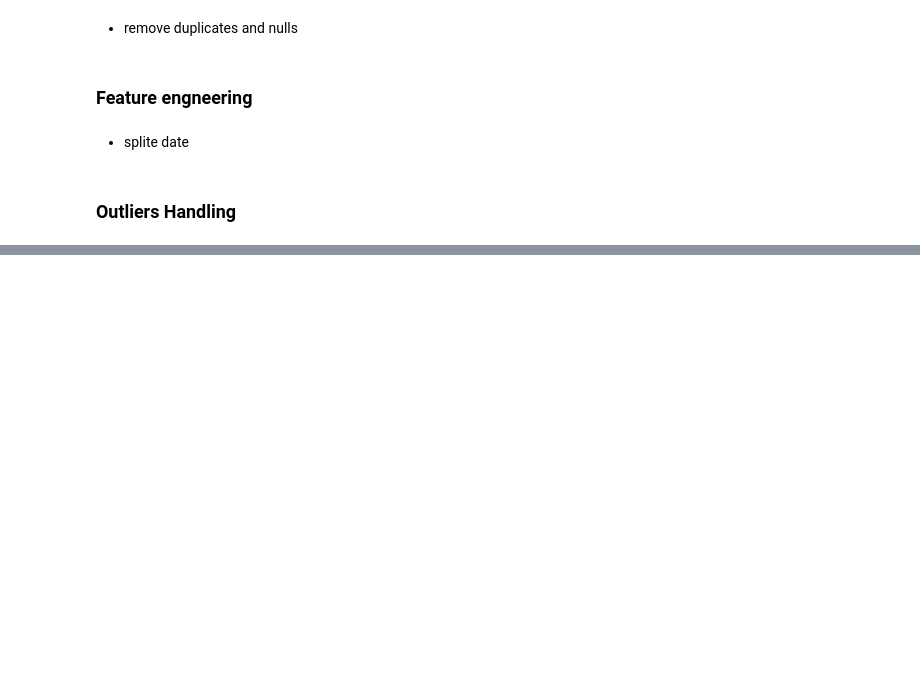
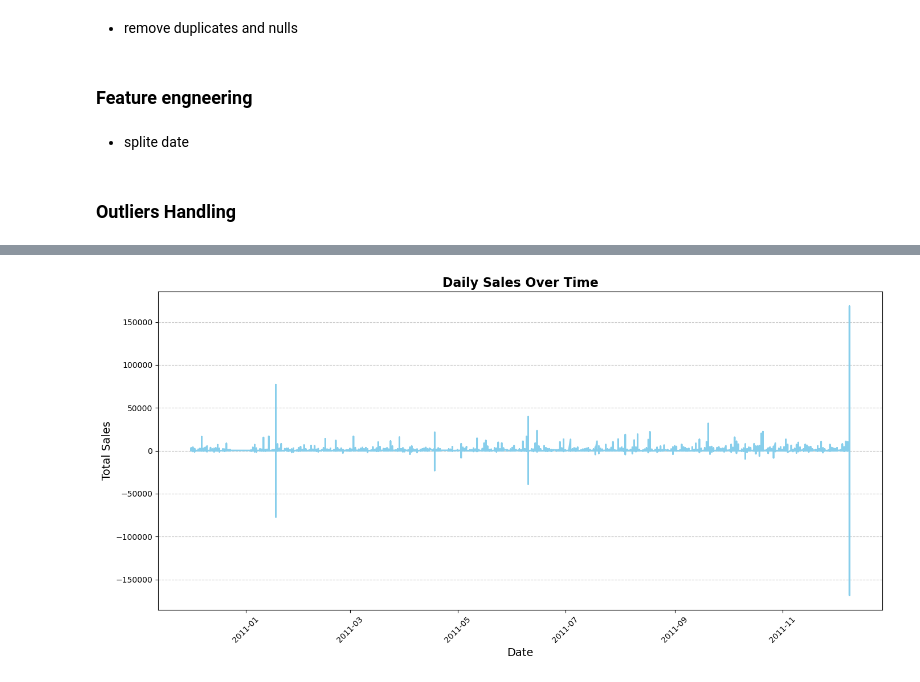
Before and after one commit to muhamedrar/Online-Retail, a Jupyter notebook: online_retail.ipynb, the cells around one changed output, grey strips where cells are left out. Saved outputs shown, nothing was run; the diff lists cells and outputs as text; code cells hidden in the pictures; blank space fills up the shorter version.

```diff
--- a/online_retail.ipynb
+++ b/online_retail.ipynb
@@ -140,0 +213,12 @@ def remove_outliers(df, column):
+# %%
+plt.figure(figsize=(14, 7))
+plt.plot(daily_sales.index, daily_sales['TotalPrice'], color='skyblue', linewidth=2)
+plt.title('Daily Sales Over Time', fontsize=16, fontweight='bold')
+plt.xlabel('Date', fontsize=14)
+plt.ylabel('Total Sales', fontsize=14)
+plt.grid(axis='y', linestyle='--', alpha=0.7)
+plt.xticks(rotation=45)
+plt.tight_layout()
+plt.show()
+# %% [output]
+[figure, added]
```
Also changed, not shown: parts of 12 cells of this notebook.
